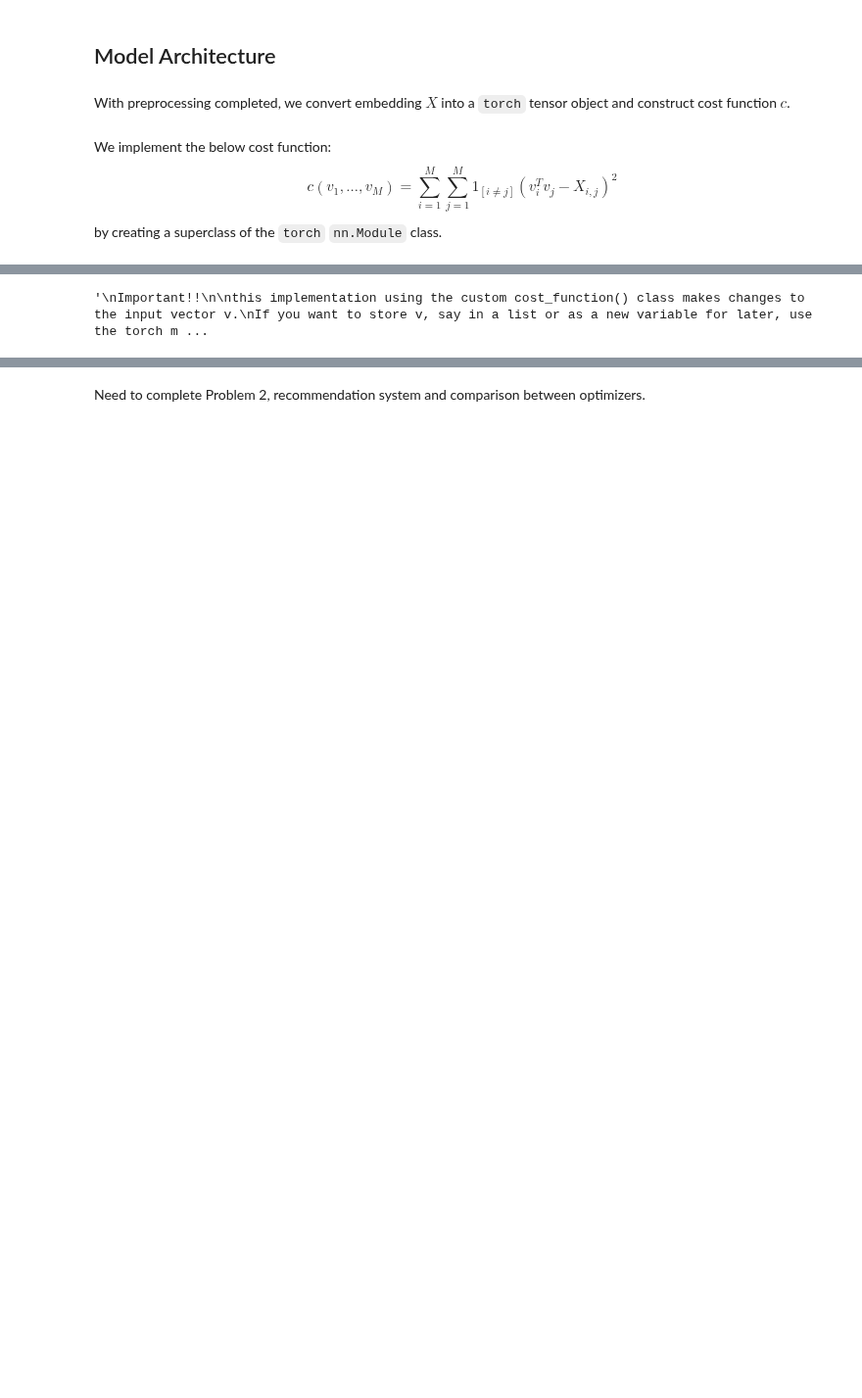
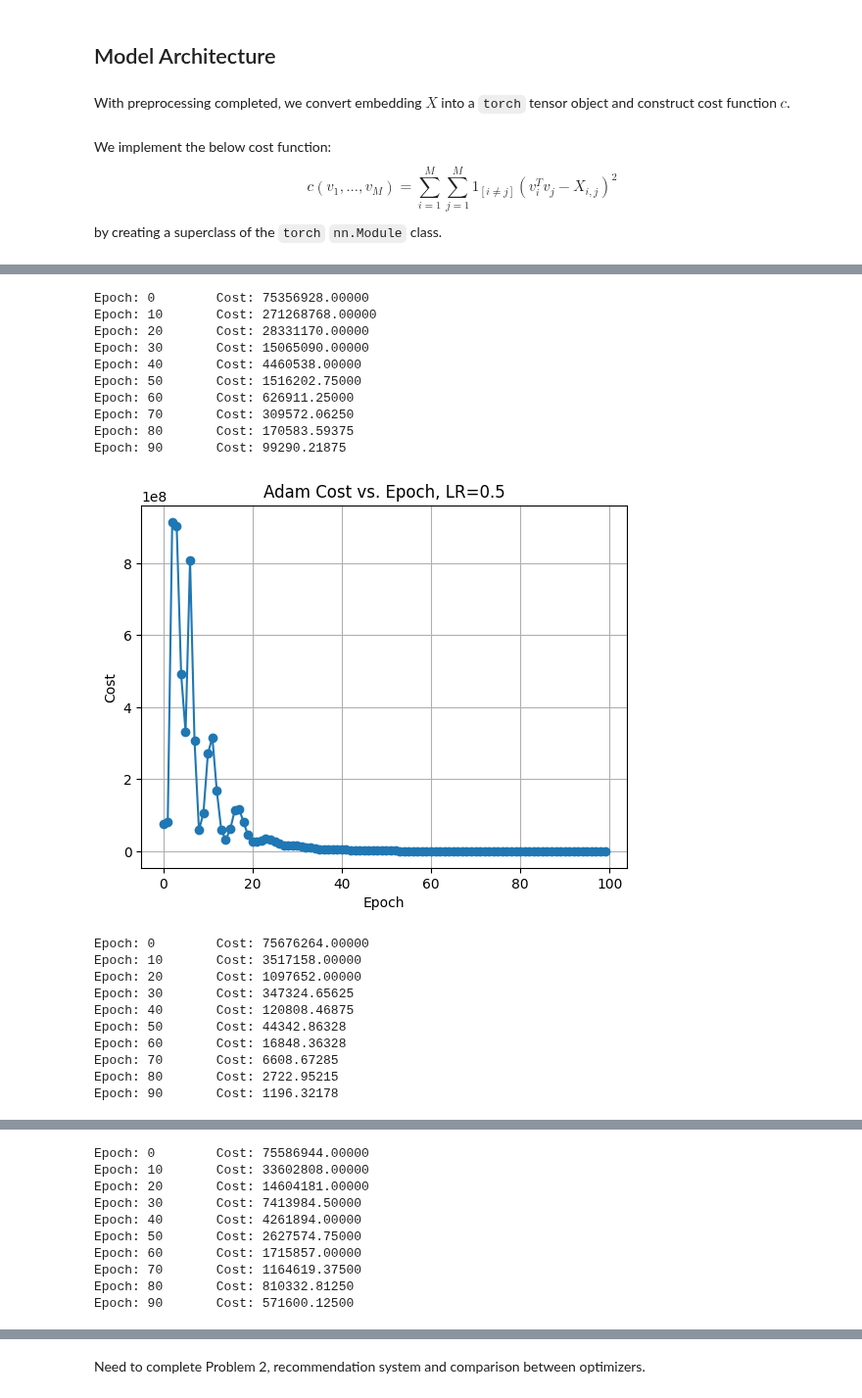
Before and after one commit to Team4IDS576/homework-assignments, a Jupyter notebook: Homework_2_Problem_2.ipynb, the cells around one changed output, grey strips where cells are left out. Shown at 98% size. Drawn from its saved outputs; the diff is of its cells as text; code cells hidden in the pictures; blank space fills up the shorter version.

```diff
--- a/Homework_2_Problem_2.ipynb
+++ b/Homework_2_Problem_2.ipynb
@@ -295,10 +212,57 @@ KeyboardInterrupt:
-# %%
-'''
-Important!!
-
-this implementation using the custom cost_function() class makes changes to the input vector v.
-If you want to store v, say in a list or as a new variable for later, use the torch method .clone() to
-create a copy for later use.
-'''
-# %% [output]
-'\nImportant!!\n\nthis implementation using the custom cost_function() class makes changes to the input vector v.\nIf you want to store v, say in a list or as a new variable for later, use the torch m ...
+# %%
+def plot_cost_history(costs, optimizer_name, lr):
+    plt.figure()
+    plt.plot(range(len(costs)), costs, marker='o', linestyle='-')
+    plt.xlabel('Epoch')
+    plt.ylabel('Cost')
+    plt.title(f'{optimizer_name} Cost vs. Epoch, LR={lr}')
+    plt.grid(True)
+    plt.show()
+
+def train_loop(optimizer_name, lr):
+    import torch.optim as optim
+
+    v = torch.normal(mean=0, std=0.5, size=(n_movies, n_movies), requires_grad=True)
+    model = cost_function()
+    model.to(device)
+
+    if optimizer_name == 'Adam':
+        optimizer = optim.Adam([v], lr)
+    elif optimizer_name == 'SGD':
+        optimizer = optim.SGD([v], lr)
+    history = train(model, v, X, optimizer, 100)
+
+    # Plot the cost history
+    plot_cost_history(history, optimizer_name, lr)
+
+    return history
+# %%
+history1 = train_loop(optimizer_name='Adam', lr=0.5)
+history2 = train_loop(optimizer_name='Adam', lr=1e-1)
+history3 = train_loop(optimizer_name='Adam', lr=1e-2)
+
+history4 = train_loop(optimizer_name='SGD', lr=1e-5)
+history5 = train_loop(optimizer_name='SGD', lr=1e-6)
+history6 = train_loop(optimizer_name='SGD', lr=1e-7)
+# %% [output]
+Epoch: 0        Cost: 75356928.00000
+Epoch: 10       Cost: 271268768.00000
+Epoch: 20       Cost: 28331170.00000
+Epoch: 30       Cost: 15065090.00000
+Epoch: 40       Cost: 4460538.00000
+Epoch: 50       Cost: 1516202.75000
+Epoch: 60       Cost: 626911.25000
+Epoch: 70       Cost: 309572.06250
+Epoch: 80       Cost: 170583.59375
+Epoch: 90       Cost: 99290.21875
+[figure, added]
+Epoch: 0        Cost: 75676264.00000
+Epoch: 10       Cost: 3517158.00000
+Epoch: 20       Cost: 1097652.00000
+Epoch: 30       Cost: 347324.65625
+Epoch: 40       Cost: 120808.46875
+Epoch: 50       Cost: 44342.86328
+Epoch: 60       Cost: 16848.36328
+Epoch: 70       Cost: 6608.67285
+Epoch: 80       Cost: 2722.95215
+Epoch: 90       Cost: 1196.32178
@@ -304,0 +270,10 @@ create a copy for later use.
+Epoch: 0        Cost: 75586944.00000
+Epoch: 10       Cost: 33602808.00000
+Epoch: 20       Cost: 14604181.00000
+Epoch: 30       Cost: 7413984.50000
+Epoch: 40       Cost: 4261894.00000
+Epoch: 50       Cost: 2627574.75000
+Epoch: 60       Cost: 1715857.00000
+Epoch: 70       Cost: 1164619.37500
+Epoch: 80       Cost: 810332.81250
+Epoch: 90       Cost: 571600.12500
```
Also changed, not shown: parts of 16 cells of this notebook.
